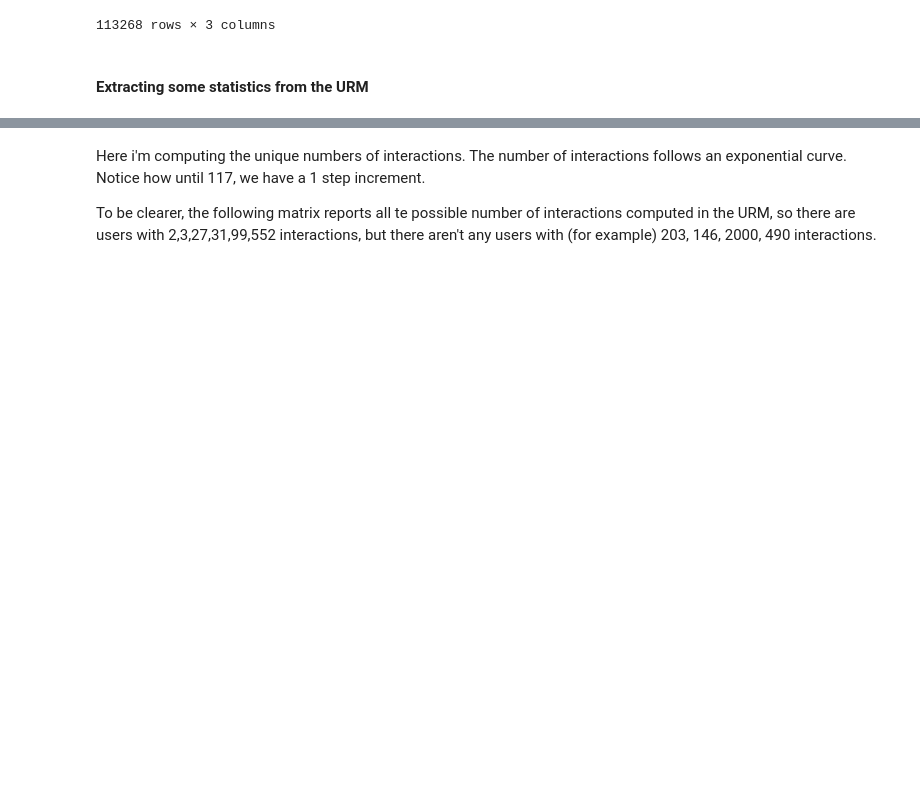
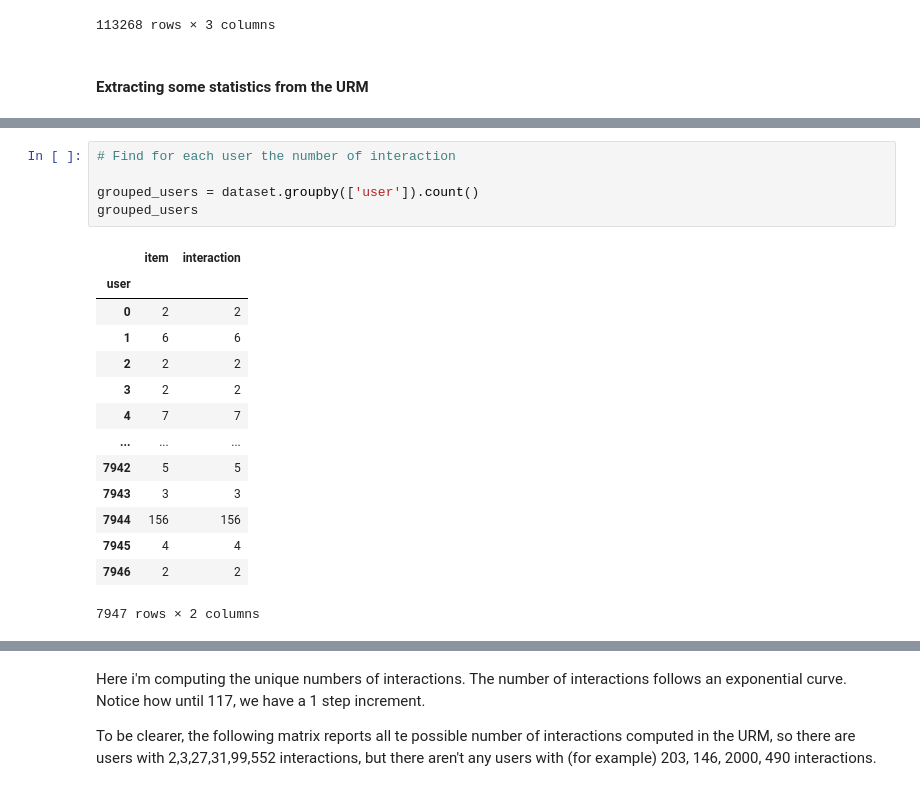
Before and after one commit to mattiasu96/Recommender-Systems-Challenge, a Jupyter notebook: New Challenge Data/Data Analysis.ipynb, the cells around one changed output, grey strips where cells are left out. Cells and saved outputs as stored; diff of their text form; blank space fills up the shorter version.

```diff
--- a/New Challenge Data/Data Analysis.ipynb
+++ b/New Challenge Data/Data Analysis.ipynb
@@ -106,0 +67,20 @@ grouped_users
+# %%
+# Find for each user the number of interaction
+
+grouped_users = dataset.groupby(['user']).count()
+grouped_users
+# %% [output]
+|  | item | interaction |
+| user |  |  |
+| 0 | 2 | 2 |
+| 1 | 6 | 6 |
+| 2 | 2 | 2 |
+| 3 | 2 | 2 |
+| 4 | 7 | 7 |
+| ... | ... | ... |
+| 7942 | 5 | 5 |
+| 7943 | 3 | 3 |
+| 7944 | 156 | 156 |
+| 7945 | 4 | 4 |
+| 7946 | 2 | 2 |
+7947 rows × 2 columns
```
Also changed, not shown: parts of 23 cells of this notebook, 4 other files.
